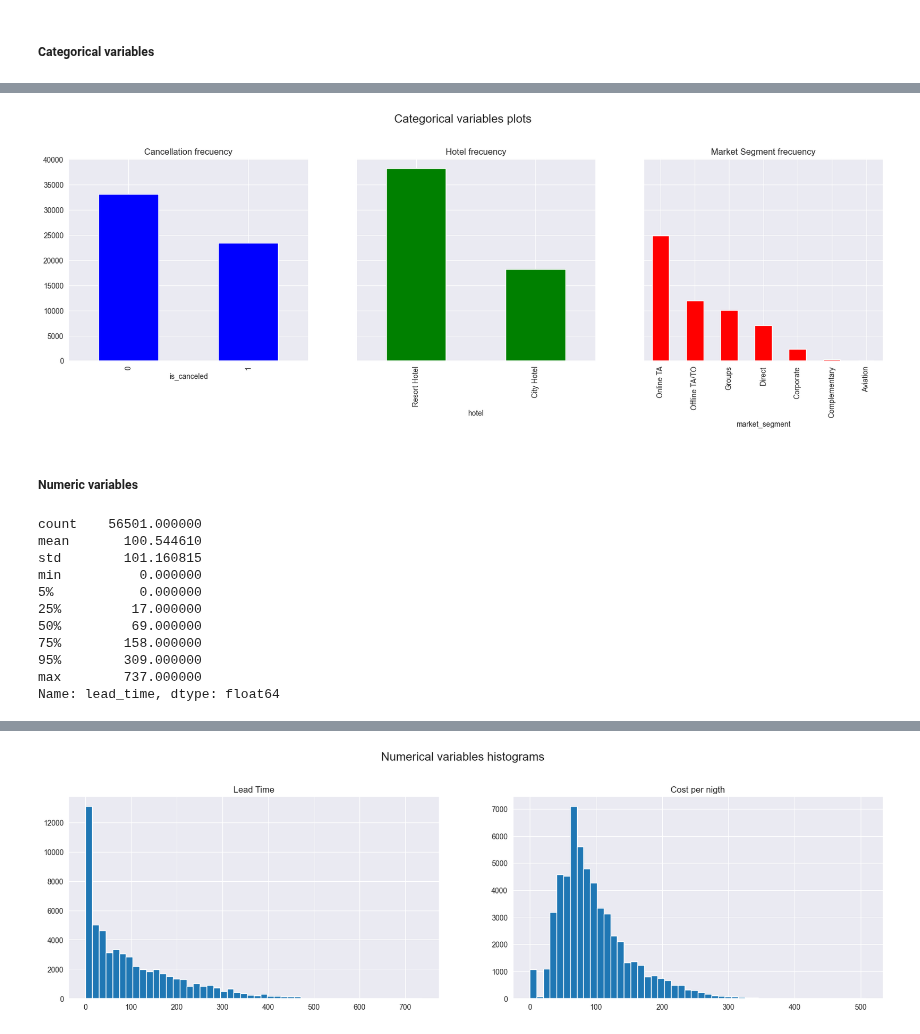
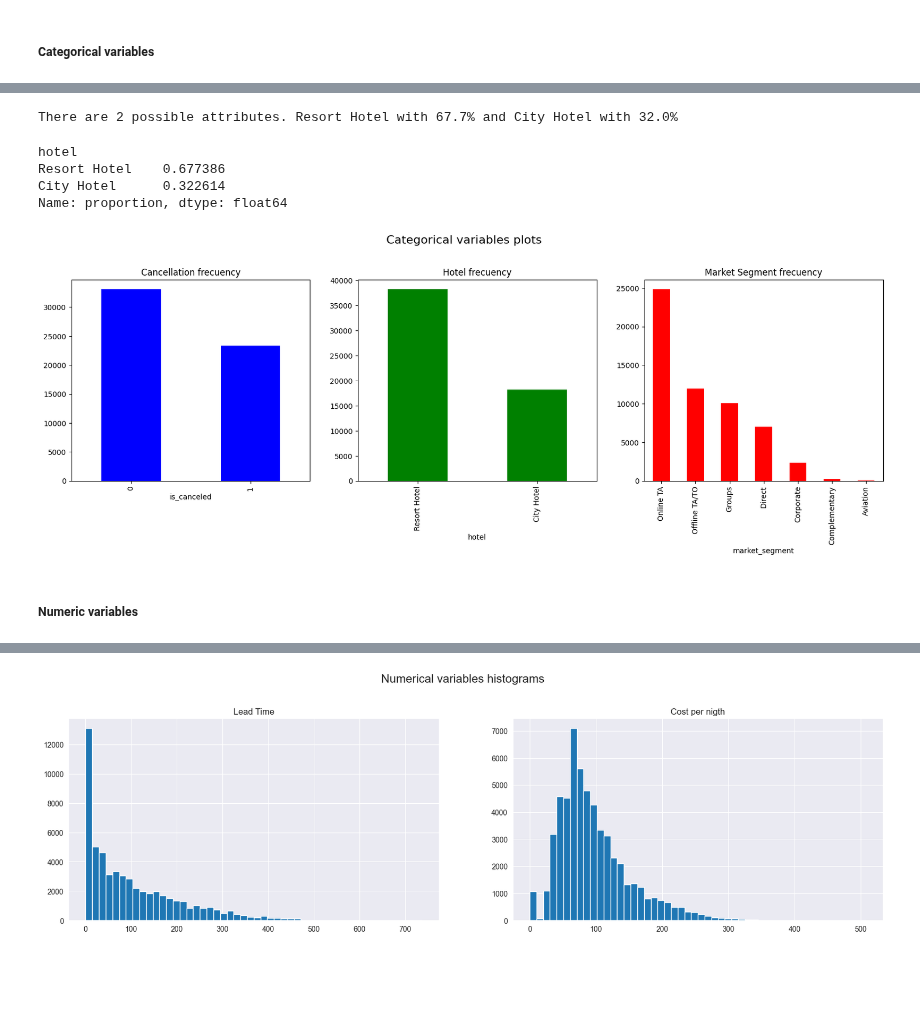
Before and after one commit to maxenceperon/Taller1_Felipe_Maxence_Ciencia_de_datos, a Jupyter notebook: eda.ipynb, the cells around one changed output, grey strips where cells are left out. Drawn from its saved outputs; the diff is of its cells as text; code cells hidden in the pictures; blank space fills up the shorter version.

```diff
--- a/eda.ipynb
+++ b/eda.ipynb
@@ -87,29 +99,33 @@ Name: proportion, dtype: float64
+# %%
+# relative frequency of Hotel
+stats_hotel = df['hotel'].value_counts(dropna=False, normalize=True)
+
+#Adjust data for print
+count=stats_hotel.count()
+p1=100*stats_hotel.iloc[0].round(3)
+p2=100*stats_hotel.iloc[1].round(2)
+
+print(f"There are {count} possible attributes. {stats_hotel.index[0]} with {p1}% and {stats_hotel.index[1]} with {p2}%")
+display(stats_hotel)
+# %% [output]
+There are 2 possible attributes. Resort Hotel with 67.7% and City Hotel with 32.0%
+hotel
+Resort Hotel    0.677386
+City Hotel      0.322614
+Name: proportion, dtype: float64
 # %%
-fig, (plt1,plt2,plt3)= plt.subplots(1,3, sharey=True, figsize=(20, 5))
+#Create frequency distribution plots for all categoric variables
+
+fig, (plt1,plt2,plt3)= plt.subplots(1,3, figsize=(20, 5))
 df['is_canceled'].value_counts().plot(kind='bar',ax=plt1, color='blue')
 df['hotel'].value_counts().plot(kind='bar',ax=plt2, color='green')
 df['market_segment'].value_counts().plot(kind='bar',ax=plt3, color='red')
 plt1.set_title("Cancellation frecuency")
 plt2.set_title("Hotel frecuency")
 plt3.set_title("Market Segment frecuency")
 fig.suptitle("Categorical variables plots", fontsize=16, y=1.05)
 plt.show()
 # %% [output]
-[figure, old version]
+[figure, new version]
 # %% [markdown]
 ##### Numeric variables
-# %%
-#statistics of lead_time
-df['lead_time'].describe(percentiles=[0.05, 0.25, 0.5, 0.75, 0.95])
-# %% [output]
-count    56501.000000
-mean       100.544610
-std        101.160815
-min          0.000000
-5%           0.000000
-25%         17.000000
-50%         69.000000
-75%        158.000000
-95%        309.000000
-max        737.000000
-Name: lead_time, dtype: float64
```
Also changed, not shown: parts of 31 cells of this notebook.
